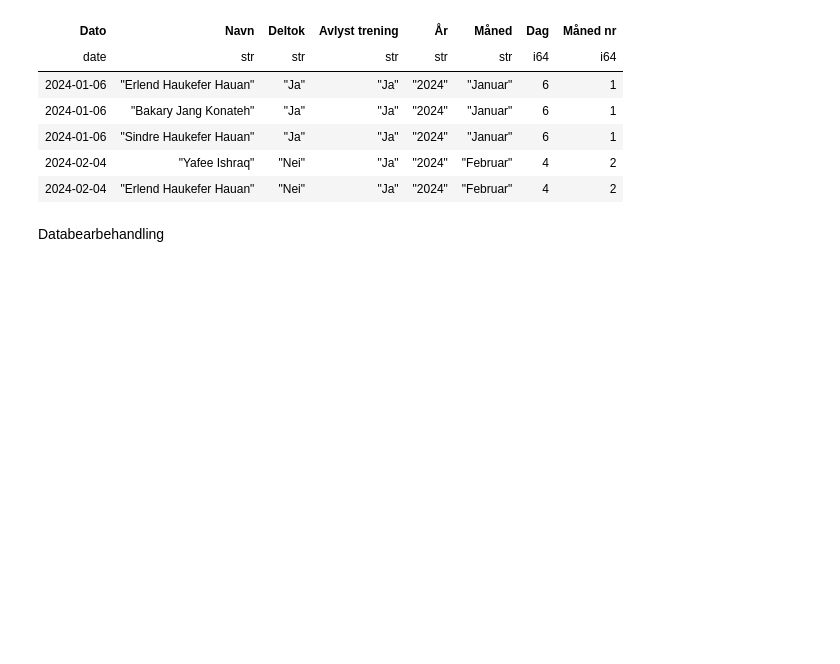
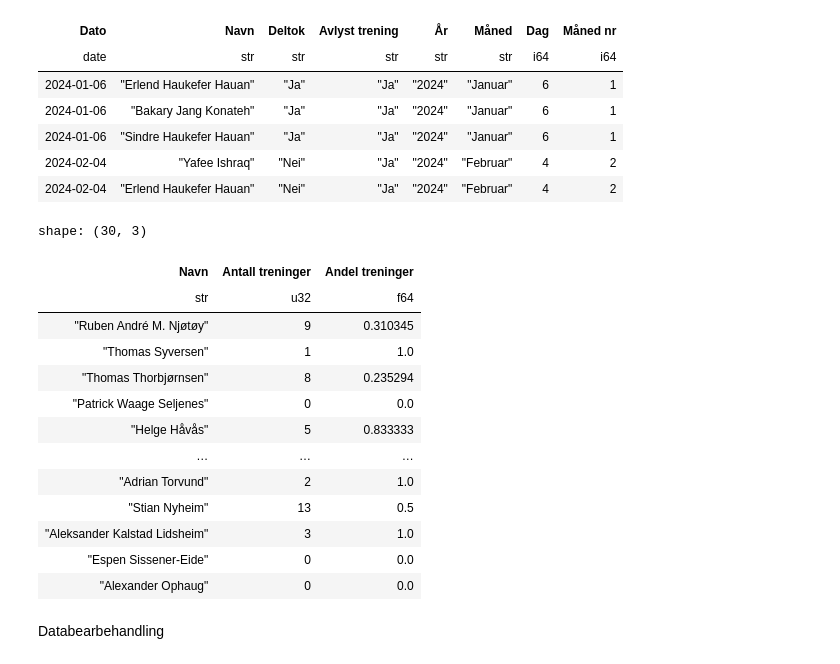
Before and after one commit to PolarsDude/treningsstatistikk-, a Jupyter notebook: test_fil.ipynb, the cells around one changed output. Cells and saved outputs as stored; diff of their text form; code cells hidden in the pictures; blank space fills up the shorter version.

```diff
--- a/test_fil.ipynb
+++ b/test_fil.ipynb
@@ -21,6 +21,33 @@ shape: (5, 8)
 | 2024-01-06 | "Sindre Haukefer Hauan" | "Ja" | "Ja" | "2024" | "Januar" | 6 | 1 |
 | 2024-02-04 | "Yafee Ishraq" | "Nei" | "Ja" | "2024" | "Februar" | 4 | 2 |
 | 2024-02-04 | "Erlend Haukefer Hauan" | "Nei" | "Ja" | "2024" | "Februar" | 4 | 2 |
+# %%
+(df
+.group_by('Navn')
+.agg(
+     pl.col('Dato').filter(pl.col('Deltok')=='Ja').n_unique().alias('Antall treninger'),
+     pl.col('Dato')
+     .filter(pl.col('Deltok')=='Ja')
+     .n_unique()
+     .truediv(pl.col('Dato').n_unique())
+     .alias('Andel treninger'))
+#.sort(by = ['Antall treninger'])
+)
+# %% [output]
+shape: (30, 3)
+| Navn | Antall treninger | Andel treninger |
+| str | u32 | f64 |
+| "Ruben André M. Njøtøy" | 9 | 0.310345 |
+| "Thomas Syversen" | 1 | 1.0 |
+| "Thomas Thorbjørnsen" | 8 | 0.235294 |
+| "Patrick Waage Seljenes" | 0 | 0.0 |
+| "Helge Håvås" | 5 | 0.833333 |
+| … | … | … |
+| "Adrian Torvund" | 2 | 1.0 |
+| "Stian Nyheim" | 13 | 0.5 |
+| "Aleksander Kalstad Lidsheim" | 3 | 1.0 |
+| "Espen Sissener-Eide" | 0 | 0.0 |
+| "Alexander Ophaug" | 0 | 0.0 |
 # %% [markdown]
 Databearbehandling
 # %%
```
Also changed, not shown: parts of 1 cell of this notebook, 4 other files.
